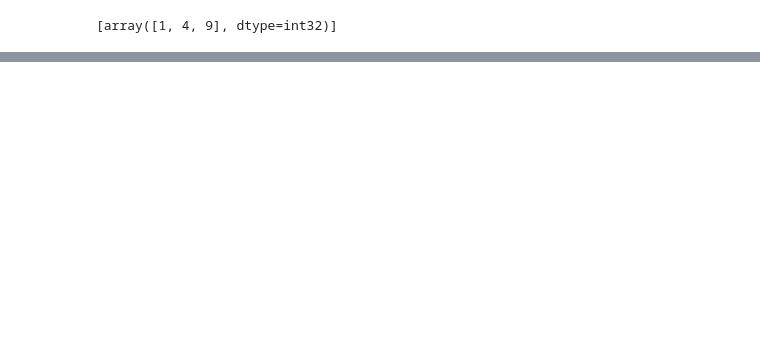
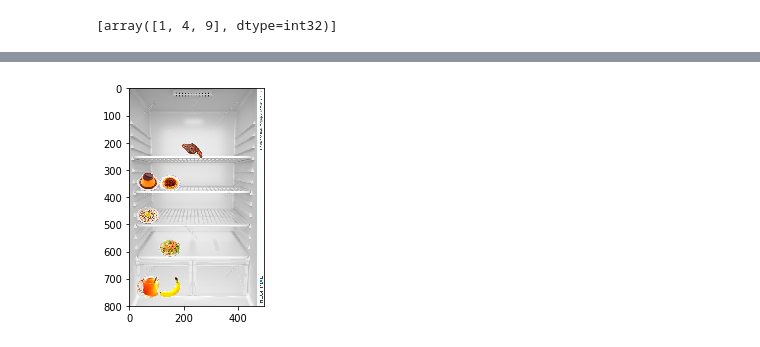
Before and after one commit to meganfrisella/final-capstone, a Jupyter notebook: fridge/jessie_test.ipynb, the cells around one changed output, grey strips where cells are left out. Cells and saved outputs as stored; diff of their text form; code cells hidden in the pictures; blank space fills up the shorter version.

```diff
--- a/fridge/jessie_test.ipynb
+++ b/fridge/jessie_test.ipynb
@@ -184,0 +202,5 @@ generate_fridge(15)
+# %%
+set1 = [generate_fridge(np.random.randint(1,25)) for i in range(10)]
+set2 = [generate_fridge(np.random.randint(1,25)) for i in range(3)]
+# %% [output]
+[figure, added]
```
Also changed, not shown: parts of 22 cells of this notebook.
